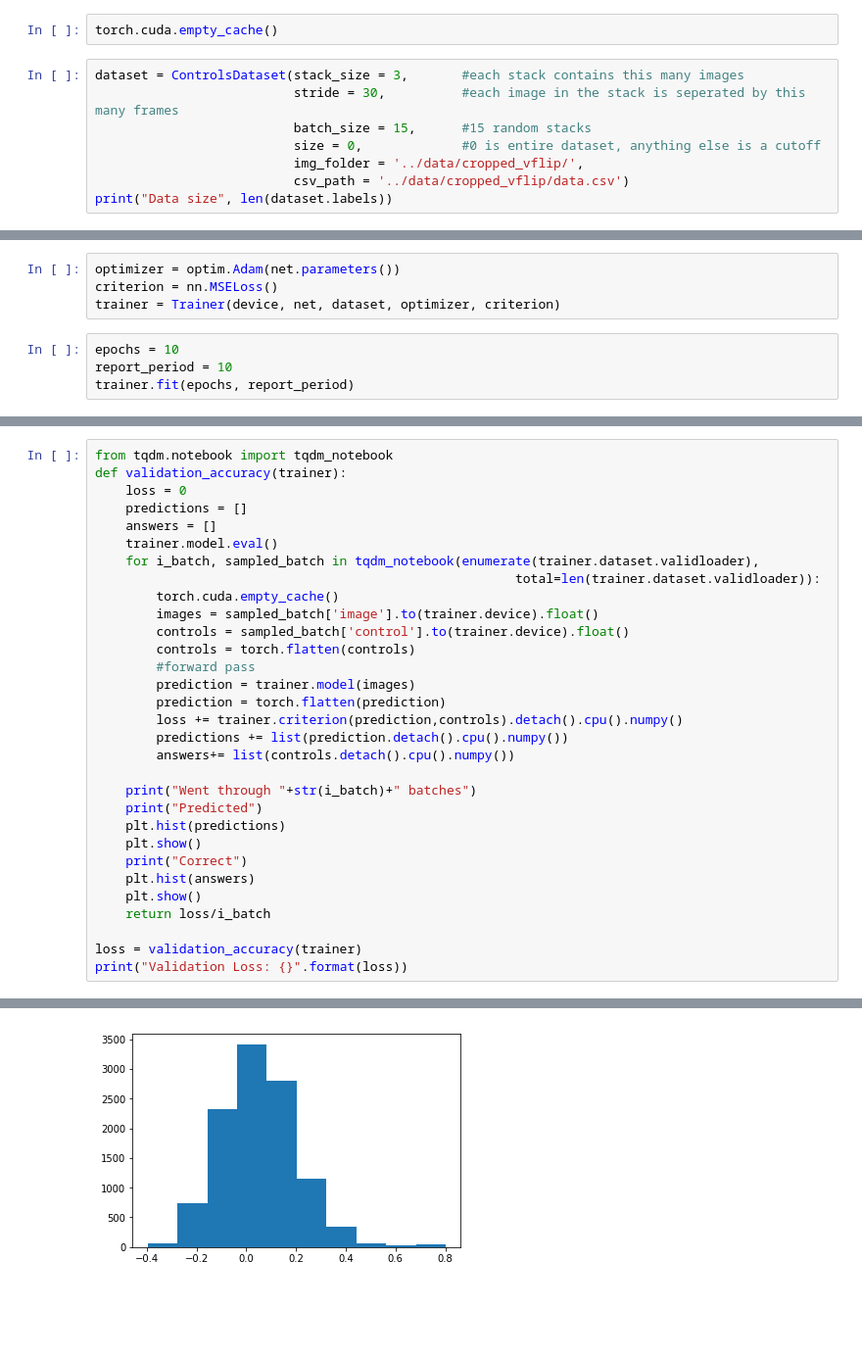
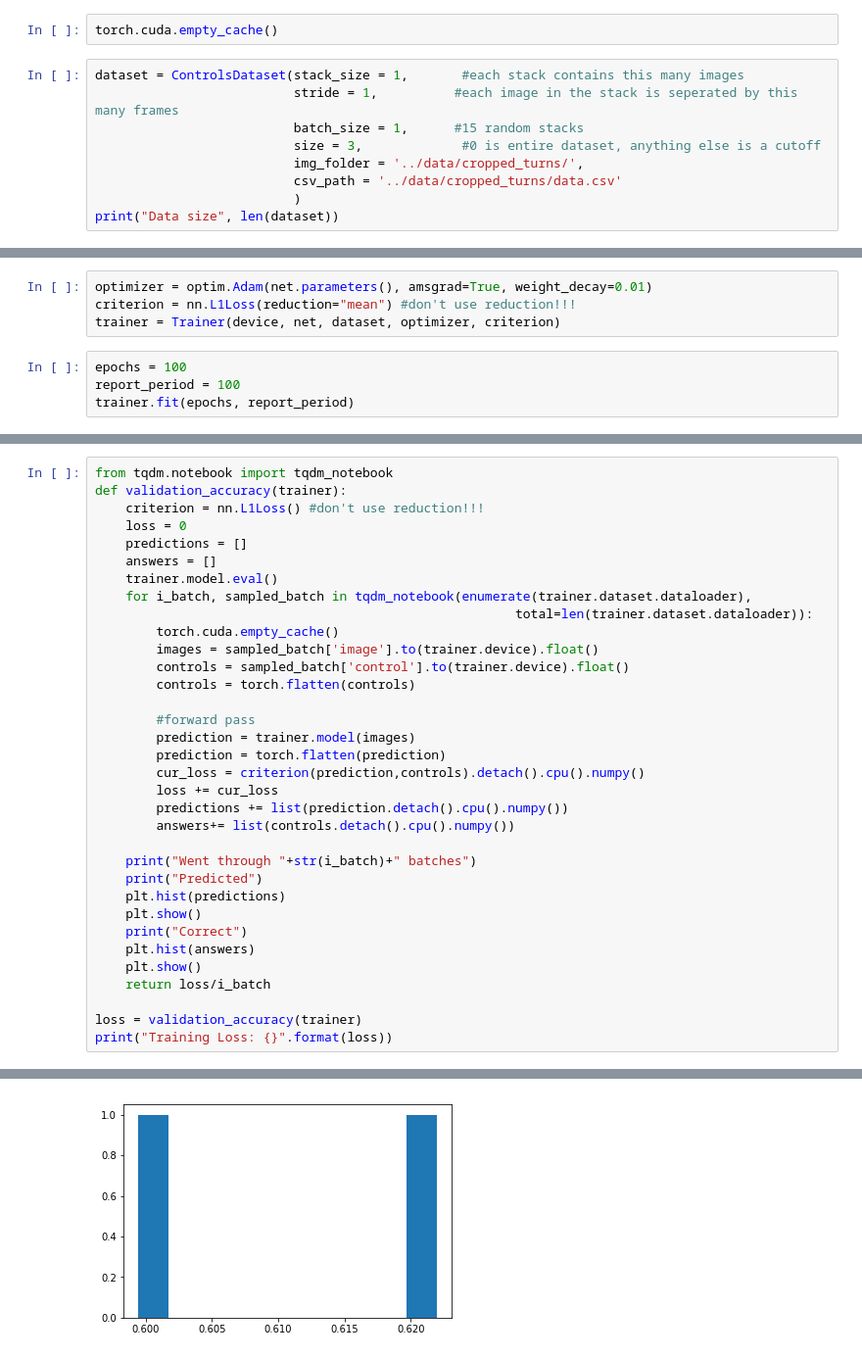
Before and after one commit to Autonomous-Robotics-UTM/Imitation-Learning-Net, a Jupyter notebook: net/regression/Tester.ipynb, the cells around one changed output, grey strips where cells are left out. Shown at 98% size. Drawn from its saved outputs; the diff is of its cells as text; blank space fills up the shorter version.

```diff
--- a/net/regression/Tester.ipynb
+++ b/net/regression/Tester.ipynb
@@ -26,11 +27,12 @@ using device cuda
 # %%
 torch.cuda.empty_cache()
 # %%
-dataset = ControlsDataset(stack_size = 3,       #each stack contains this many images
-                          stride = 30,          #each image in the stack is seperated by this many frames
-                          batch_size = 15,      #15 random stacks
-                          size = 0,             #0 is entire dataset, anything else is a cutoff
-                          img_folder = '../data/cropped_vflip/',
-                          csv_path = '../data/cropped_vflip/data.csv')
-print("Data size", len(dataset.labels))
+dataset = ControlsDataset(stack_size = 1,       #each stack contains this many images
+                          stride = 1,          #each image in the stack is seperated by this many frames
+                          batch_size = 1,      #15 random stacks
+                          size = 3,             #0 is entire dataset, anything else is a cutoff
+                          img_folder = '../data/cropped_turns/',
+                          csv_path = '../data/cropped_turns/data.csv'
+                          )
+print("Data size", len(dataset))
 # %% [output]
@@ -51,9 +53,9 @@ number of parameters:  12595233
 # %%
-optimizer = optim.Adam(net.parameters())
-criterion = nn.MSELoss()
+optimizer = optim.Adam(net.parameters(), amsgrad=True, weight_decay=0.01)
+criterion = nn.L1Loss(reduction="mean") #don't use reduction!!!
 trainer = Trainer(device, net, dataset, optimizer, criterion)
 # %%
-epochs = 10
-report_period = 10
+epochs = 100
+report_period = 100
 trainer.fit(epochs, report_period)
 # %% [output]
@@ -86,20 +119,23 @@ print(torch.cuda.memory_cached(device))
 # %%
 from tqdm.notebook import tqdm_notebook
 def validation_accuracy(trainer):
+    criterion = nn.L1Loss() #don't use reduction!!!
     loss = 0
     predictions = []
     answers = []
     trainer.model.eval()
-    for i_batch, sampled_batch in tqdm_notebook(enumerate(trainer.dataset.validloader),
-                                                       total=len(trainer.dataset.validloader)):
+    for i_batch, sampled_batch in tqdm_notebook(enumerate(trainer.dataset.dataloader),
+                                                       total=len(trainer.dataset.dataloader)):
         torch.cuda.empty_cache()
         images = sampled_batch['image'].to(trainer.device).float()
         controls = sampled_batch['control'].to(trainer.device).float()
         controls = torch.flatten(controls)
+
         #forward pass
         prediction = trainer.model(images)
         prediction = torch.flatten(prediction)
-        loss += trainer.criterion(prediction,controls).detach().cpu().numpy()
+        cur_loss = criterion(prediction,controls).detach().cpu().numpy()
+        loss += cur_loss
         predictions += list(prediction.detach().cpu().numpy())
         answers+= list(controls.detach().cpu().numpy())
 
@@ -113,5 +149,5 @@ def validation_accuracy(trainer):
     return loss/i_batch
 
 loss = validation_accuracy(trainer)
-print("Validation Loss: {}".format(loss))
+print("Training Loss: {}".format(loss))
 # %% [output]
@@ -119,3 +155,3 @@ Went through 732 batches
 Predicted
-[figure, old version]
+[figure, new version]
 Correct
```
Also changed, not shown: parts of 8 cells of this notebook, 23 other files.
